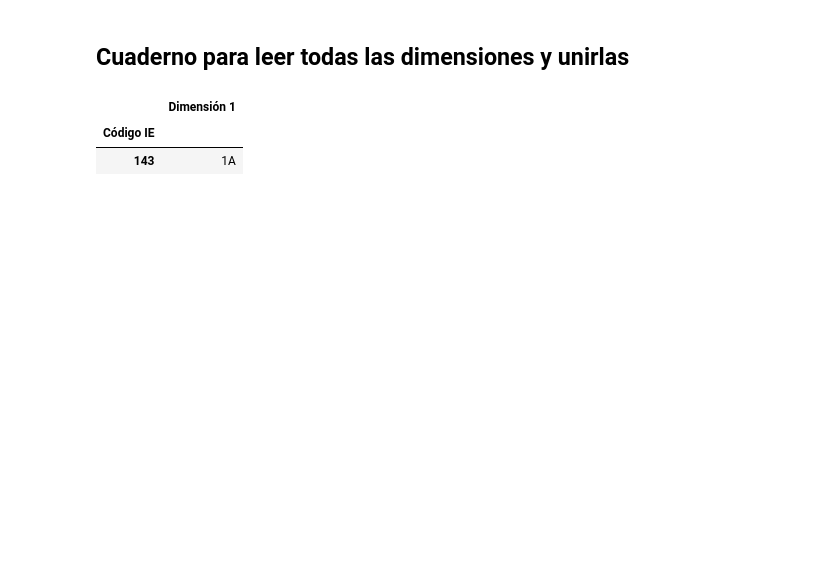
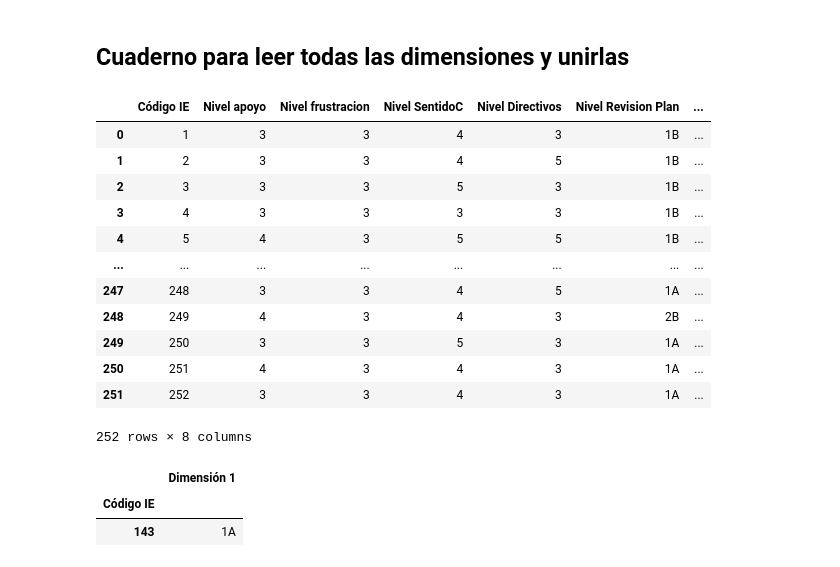
Before and after one commit to Grupo-Informatica-Educativa/CFK2022, a Jupyter notebook: utils/cleaners/Marco_consolidacion/Acumulativo.ipynb, the cells around one changed output. Drawn from its saved outputs; the diff is of its cells as text; code cells hidden in the pictures; blank space fills up the shorter version.

```diff
--- a/utils/cleaners/Marco_consolidacion/Acumulativo.ipynb
+++ b/utils/cleaners/Marco_consolidacion/Acumulativo.ipynb
@@ -2,4 +2,21 @@
 ## Cuaderno para leer todas las dimensiones y unirlas
 # %%
 import pandas as pd
+# %%
+D1 = pd.read_excel('Dimensión 1.xlsx')
+D1
+# %% [output]
+|  | Código IE | Nivel apoyo | Nivel frustracion | Nivel SentidoC | Nivel Directivos | Nivel Revision Plan | ... |
+| 0 | 1 | 3 | 3 | 4 | 3 | 1B | ... |
+| 1 | 2 | 3 | 3 | 4 | 5 | 1B | ... |
+| 2 | 3 | 3 | 3 | 5 | 3 | 1B | ... |
+| 3 | 4 | 3 | 3 | 3 | 3 | 1B | ... |
+| 4 | 5 | 4 | 3 | 5 | 5 | 1B | ... |
+| ... | ... | ... | ... | ... | ... | ... | ... |
+| 247 | 248 | 3 | 3 | 4 | 5 | 1A | ... |
+| 248 | 249 | 4 | 3 | 4 | 3 | 2B | ... |
+| 249 | 250 | 3 | 3 | 5 | 3 | 1A | ... |
+| 250 | 251 | 4 | 3 | 4 | 3 | 1A | ... |
+| 251 | 252 | 3 | 3 | 4 | 3 | 1A | ... |
+252 rows × 8 columns
 # %%
```
Also changed, not shown: parts of 11 cells of this notebook, 16 other files.
